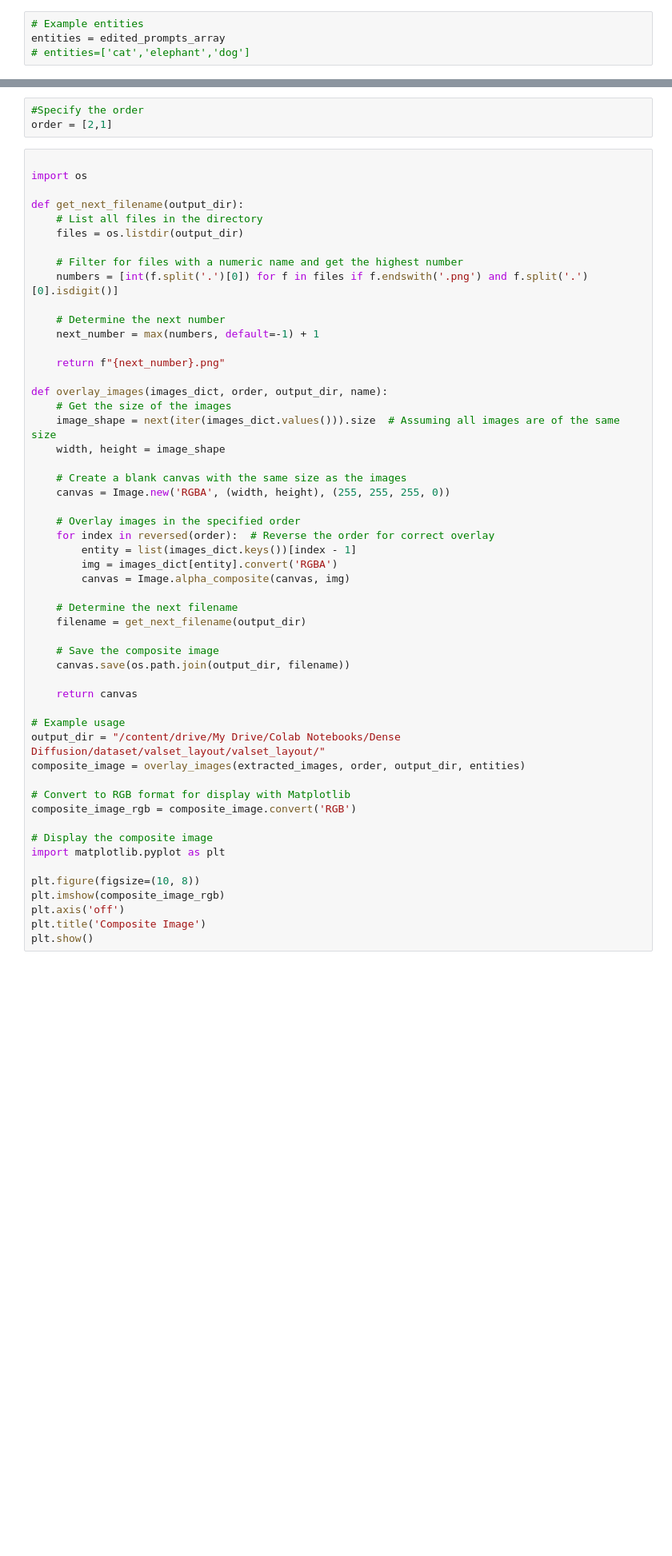
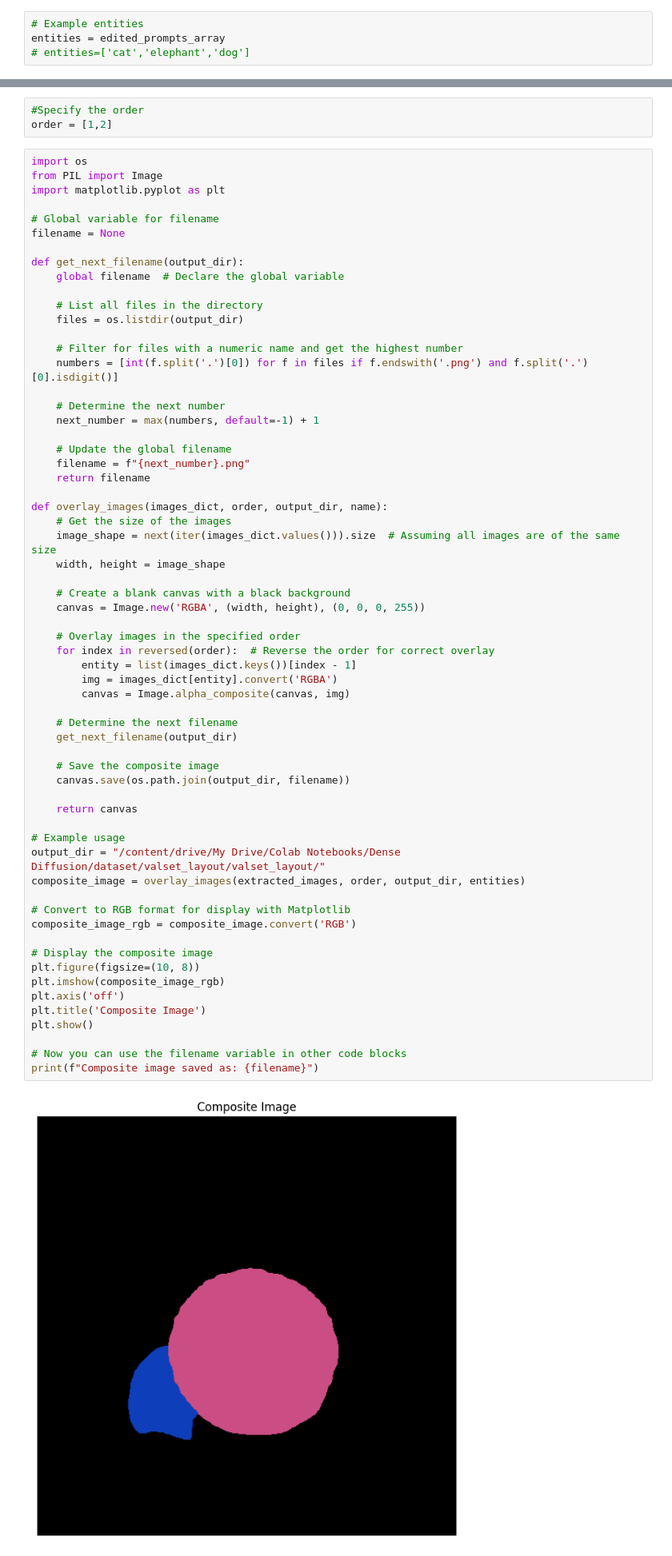
Before and after one commit to Fayzan-Ali-Akhtar/Stable-Diffusion-Summer-Proj, a Jupyter notebook: Recursive_Diffusion.ipynb, the cells around one changed output, grey strips where cells are left out. Shown at 80% size. Cells and saved outputs as stored; diff of their text form; blank space fills up the shorter version.

```diff
--- a/Recursive_Diffusion.ipynb
+++ b/Recursive_Diffusion.ipynb
@@ -361,12 +374,18 @@ Stuff Classes: ['things', 'banner', 'blanket', 'bridge', 'cardboard', 'counter',
 # Stacking the Extracted Segments based on the given Array of the Order
 # %%
 #Specify the order
-order = [2,1]
+order = [1,2]
 # %%
+import os
+from PIL import Image
+import matplotlib.pyplot as plt
 
-import os
+# Global variable for filename
+filename = None
 
 def get_next_filename(output_dir):
+    global filename  # Declare the global variable
+
     # List all files in the directory
     files = os.listdir(output_dir)
 
@@ -376,43 +395,47 @@ def get_next_filename(output_dir):
     # Determine the next number
     next_number = max(numbers, default=-1) + 1
 
-    return f"{next_number}.png"
+    # Update the global filename
+    filename = f"{next_number}.png"
+    return filename
 
 def overlay_images(images_dict, order, output_dir, name):
     # Get the size of the images
     image_shape = next(iter(images_dict.values())).size  # Assuming all images are of the same size
     width, height = image_shape
 
-    # Create a blank canvas with the same size as the images
-    canvas = Image.new('RGBA', (width, height), (255, 255, 255, 0))
+    # Create a blank canvas with a black background
+    canvas = Image.new('RGBA', (width, height), (0, 0, 0, 255))
 
     # Overlay images in the specified order
     for index in reversed(order):  # Reverse the order for correct overlay
         entity = list(images_dict.keys())[index - 1]
         img = images_dict[entity].convert('RGBA')
         canvas = Image.alpha_composite(canvas, img)
 
     # Determine the next filename
-    filename = get_next_filename(output_dir)
+    get_next_filename(output_dir)
 
     # Save the composite image
     canvas.save(os.path.join(output_dir, filename))
 
     return canvas
 
 # Example usage
 output_dir = "/content/drive/My Drive/Colab Notebooks/Dense Diffusion/dataset/valset_layout/valset_layout/"
 composite_image = overlay_images(extracted_images, order, output_dir, entities)
 
 # Convert to RGB format for display with Matplotlib
 composite_image_rgb = composite_image.convert('RGB')
 
 # Display the composite image
-import matplotlib.pyplot as plt
-
 plt.figure(figsize=(10, 8))
 plt.imshow(composite_image_rgb)
 plt.axis('off')
 plt.title('Composite Image')
 plt.show()
+
+# Now you can use the filename variable in other code blocks
+print(f"Composite image saved as: {filename}")
 # %% [output]
+[figure, added]
```
Also changed, not shown: parts of 14 cells of this notebook.
